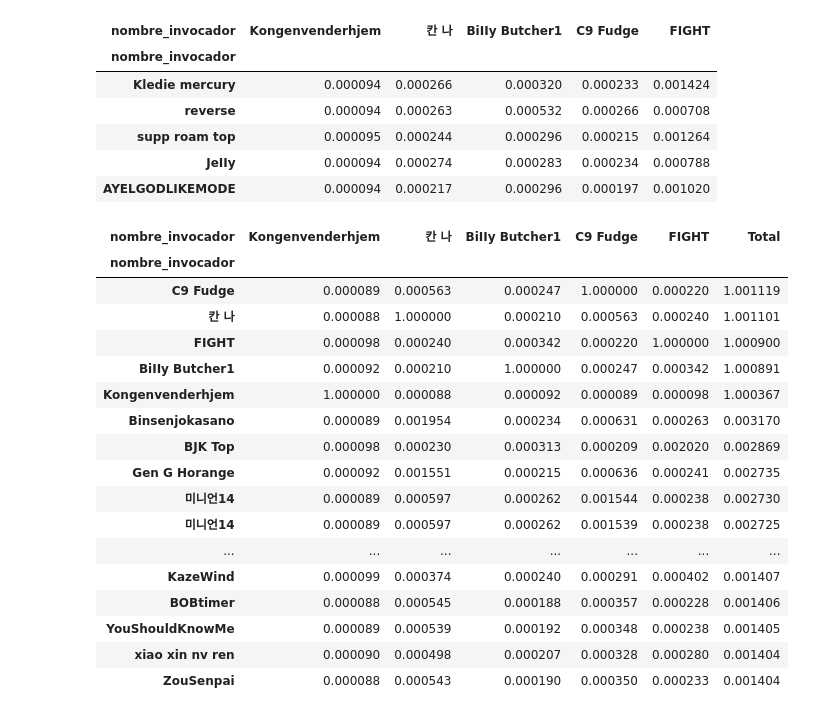
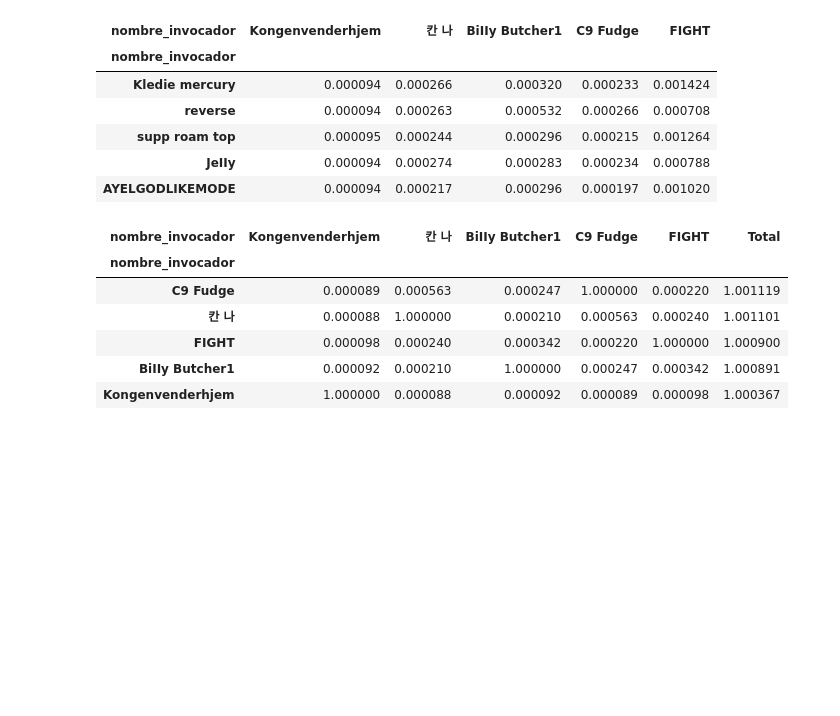
Before and after one commit to Periclates7/League_of_Scouters, a Jupyter notebook: src/top_clasificacion.ipynb, the cells around one changed output. Cells and saved outputs as stored; diff of their text form; code cells hidden in the pictures; blank space fills up the shorter version.

```diff
--- a/src/top_clasificacion.ipynb
+++ b/src/top_clasificacion.ipynb
@@ -128,23 +128,14 @@ top_sim.head()
 # %%
 top_sim['Total'] = top_sim.sum(axis = 1)
 # %%
-top_sim.sort_values(by = 'Total', ascending = False)
+top_mando = top_sim.sort_values(by = 'Total', ascending = False)
-# %% [output]
-| nombre_invocador | Kongenvenderhjem | 칸 나 | BiIIy Butcher1 | C9 Fudge | FΙGHT | Total |
-| nombre_invocador |  |  |  |  |  |  |
-| C9 Fudge | 0.000089 | 0.000563 | 0.000247 | 1.000000 | 0.000220 | 1.001119 |
-| 칸 나 | 0.000088 | 1.000000 | 0.000210 | 0.000563 | 0.000240 | 1.001101 |
-| FΙGHT | 0.000098 | 0.000240 | 0.000342 | 0.000220 | 1.000000 | 1.000900 |
-| BiIIy Butcher1 | 0.000092 | 0.000210 | 1.000000 | 0.000247 | 0.000342 | 1.000891 |
-| Kongenvenderhjem | 1.000000 | 0.000088 | 0.000092 | 0.000089 | 0.000098 | 1.000367 |
-| Binsenjokasano | 0.000089 | 0.001954 | 0.000234 | 0.000631 | 0.000263 | 0.003170 |
-| BJK Top | 0.000098 | 0.000230 | 0.000313 | 0.000209 | 0.002020 | 0.002869 |
-| Gen G Horange | 0.000092 | 0.001551 | 0.000215 | 0.000636 | 0.000241 | 0.002735 |
-| 미니언14 | 0.000089 | 0.000597 | 0.000262 | 0.001544 | 0.000238 | 0.002730 |
-| 미니언14 | 0.000089 | 0.000597 | 0.000262 | 0.001539 | 0.000238 | 0.002725 |
-| ... | ... | ... | ... | ... | ... | ... |
-| KazeWind | 0.000099 | 0.000374 | 0.000240 | 0.000291 | 0.000402 | 0.001407 |
-| BOBtimer | 0.000088 | 0.000545 | 0.000188 | 0.000357 | 0.000228 | 0.001406 |
-| YouShouldKnowMe | 0.000089 | 0.000539 | 0.000192 | 0.000348 | 0.000238 | 0.001405 |
-| xiao xin nv ren | 0.000090 | 0.000498 | 0.000207 | 0.000328 | 0.000280 | 0.001404 |
-| ZouSenpai | 0.000088 | 0.000543 | 0.000190 | 0.000350 | 0.000233 | 0.001404 |
+# %%
+top_mando.head()
+# %% [output]
+| nombre_invocador | Kongenvenderhjem | 칸 나 | BiIIy Butcher1 | C9 Fudge | FΙGHT | Total |
+| nombre_invocador |  |  |  |  |  |  |
+| C9 Fudge | 0.000089 | 0.000563 | 0.000247 | 1.000000 | 0.000220 | 1.001119 |
+| 칸 나 | 0.000088 | 1.000000 | 0.000210 | 0.000563 | 0.000240 | 1.001101 |
+| FΙGHT | 0.000098 | 0.000240 | 0.000342 | 0.000220 | 1.000000 | 1.000900 |
+| BiIIy Butcher1 | 0.000092 | 0.000210 | 1.000000 | 0.000247 | 0.000342 | 1.000891 |
+| Kongenvenderhjem | 1.000000 | 0.000088 | 0.000092 | 0.000089 | 0.000098 | 1.000367 |
```
Also changed, not shown: parts of 1 cell of this notebook, 4 other files.
